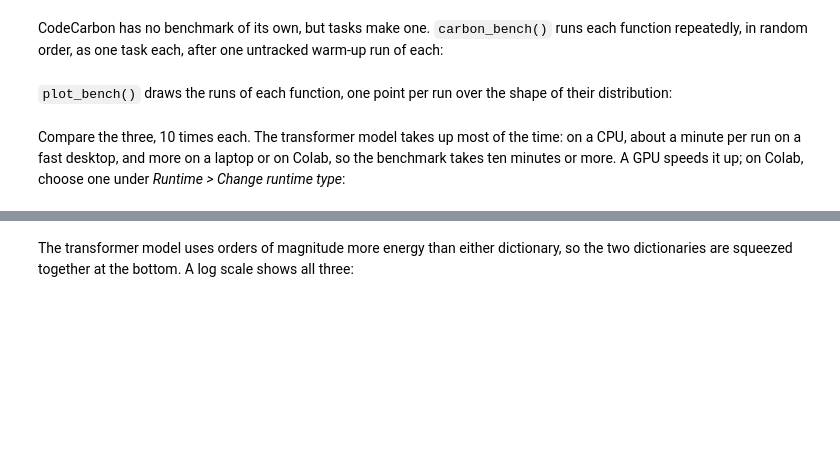
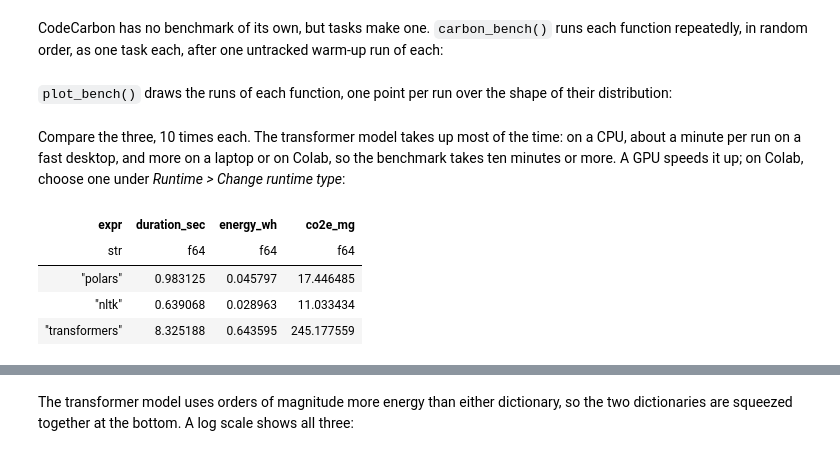
Before and after one commit to seankellyhp/eco-measure-amsterdam, a Jupyter notebook: notebooks/sentiment_tracking.ipynb, the cells around one changed output, grey strips where cells are left out. Drawn from its saved outputs; the diff is of its cells as text; code cells hidden in the pictures; blank space fills up the shorter version.

```diff
--- a/notebooks/sentiment_tracking.ipynb
+++ b/notebooks/sentiment_tracking.ipynb
@@ -92,19 +94,23 @@ Getting Started:
 def unnest_tokens(data, column):
     """Split text into words, one row each, like tidytext's unnest_tokens().
 
-    The text is lower-cased, and a word is a run of letters and digits,
-    with an apostrophe inside it kept ("don't").
+    NLTK's word tokenizer finds the words, which are then lower-cased.
+    Tokens with no letter or digit in them (punctuation) are dropped, and
+    so are the "'s" and "n't" that the tokenizer splits off words.
     """
     return (
         data
         .with_columns(
             pl.col(column)
-            .str.to_lowercase()
-            .str.extract_all(r"[\p{L}\p{N}]+(?:'[\p{L}]+)*").alias("word")
+            .map_elements(word_tokenize, return_dtype=pl.List(pl.String)).alias("word")
         )
         .drop(column)
         .explode("word")
-        .drop_nulls("word")
+        .with_columns(pl.col("word").str.to_lowercase())
+        .filter(
+            pl.col("word").str.contains(r"[\p{L}\p{N}]"),
+            ~pl.col("word").is_in(["'s", "n't"]),
+        )
     )
 
 
@@ -401,19 +457,25 @@ it up; on Colab, choose one under *Runtime \> Change runtime type*:
 # %%
 random.seed(1234)
 
 bench = carbon_bench(
     {
         "polars": lambda: sentiment_polars(chapters),
         "nltk": lambda: sentiment_nltk(chapters),
         "transformers": lambda: sentiment_transformers(chapters),
     },
-    times=10,
+    times=5,
 )
 
 bench.group_by("expr", maintain_order=True).agg(
     duration_sec=pl.col("duration").median(),
     energy_wh=pl.col("energy_consumed").median() * 1000,
     co2e_mg=pl.col("emissions").median() * 1e6,
 )
+# %% [output]
+| expr | duration_sec | energy_wh | co2e_mg |
+| str | f64 | f64 | f64 |
+| "polars" | 0.983125 | 0.045797 | 17.446485 |
+| "nltk" | 0.639068 | 0.028963 | 11.033434 |
+| "transformers" | 8.325188 | 0.643595 | 245.177559 |
 # %%
 plot_bench(bench, metric="energy_consumed")
```
Also changed, not shown: parts of 15 cells of this notebook, 5 other files.
